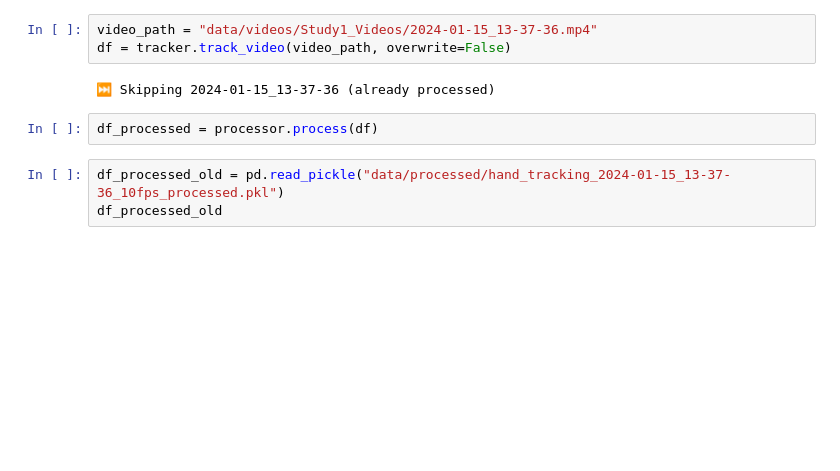
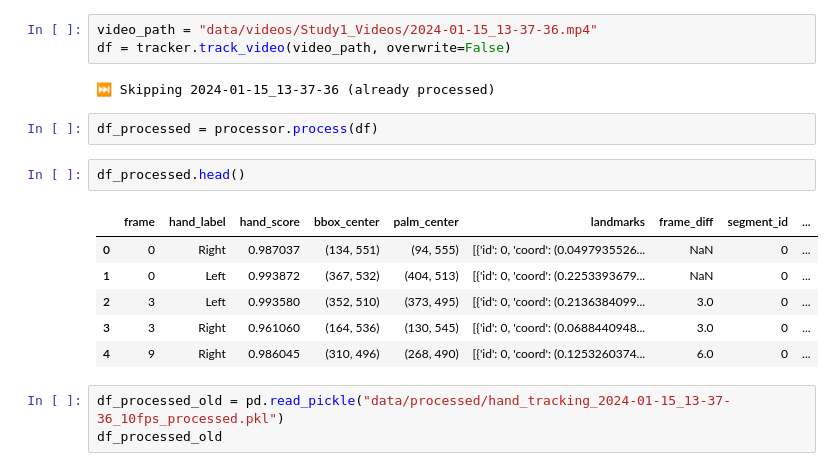
Before and after one commit to FinnWeikert/master-project, a Jupyter notebook: notebooks/hand_tracking.ipynb, the cells around one changed output. Drawn from its saved outputs; the diff is of its cells as text; blank space fills up the shorter version.

```diff
--- a/notebooks/hand_tracking.ipynb
+++ b/notebooks/hand_tracking.ipynb
@@ -20,6 +20,15 @@ df = tracker.track_video(video_path, overwrite=False)
 ⏭️ Skipping 2024-01-15_13-37-36 (already processed)
 # %%
 df_processed = processor.process(df)
+# %%
+df_processed.head()
+# %% [output]
+|  | frame | hand_label | hand_score | bbox_center | palm_center | landmarks | frame_diff | segment_id | ... |
+| 0 | 0 | Right | 0.987037 | (134, 551) | (94, 555) | [{'id': 0, 'coord': (0.0497935526... | NaN | 0 | ... |
+| 1 | 0 | Left | 0.993872 | (367, 532) | (404, 513) | [{'id': 0, 'coord': (0.2253393679... | NaN | 0 | ... |
+| 2 | 3 | Left | 0.993580 | (352, 510) | (373, 495) | [{'id': 0, 'coord': (0.2136384099... | 3.0 | 0 | ... |
+| 3 | 3 | Right | 0.961060 | (164, 536) | (130, 545) | [{'id': 0, 'coord': (0.0688440948... | 3.0 | 0 | ... |
+| 4 | 9 | Right | 0.986045 | (310, 496) | (268, 490) | [{'id': 0, 'coord': (0.1253260374... | 6.0 | 0 | ... |
 # %%
 df_processed_old = pd.read_pickle("data/processed/hand_tracking_2024-01-15_13-37-36_10fps_processed.pkl")
 df_processed_old
```
Also changed, not shown: 18 other files.
